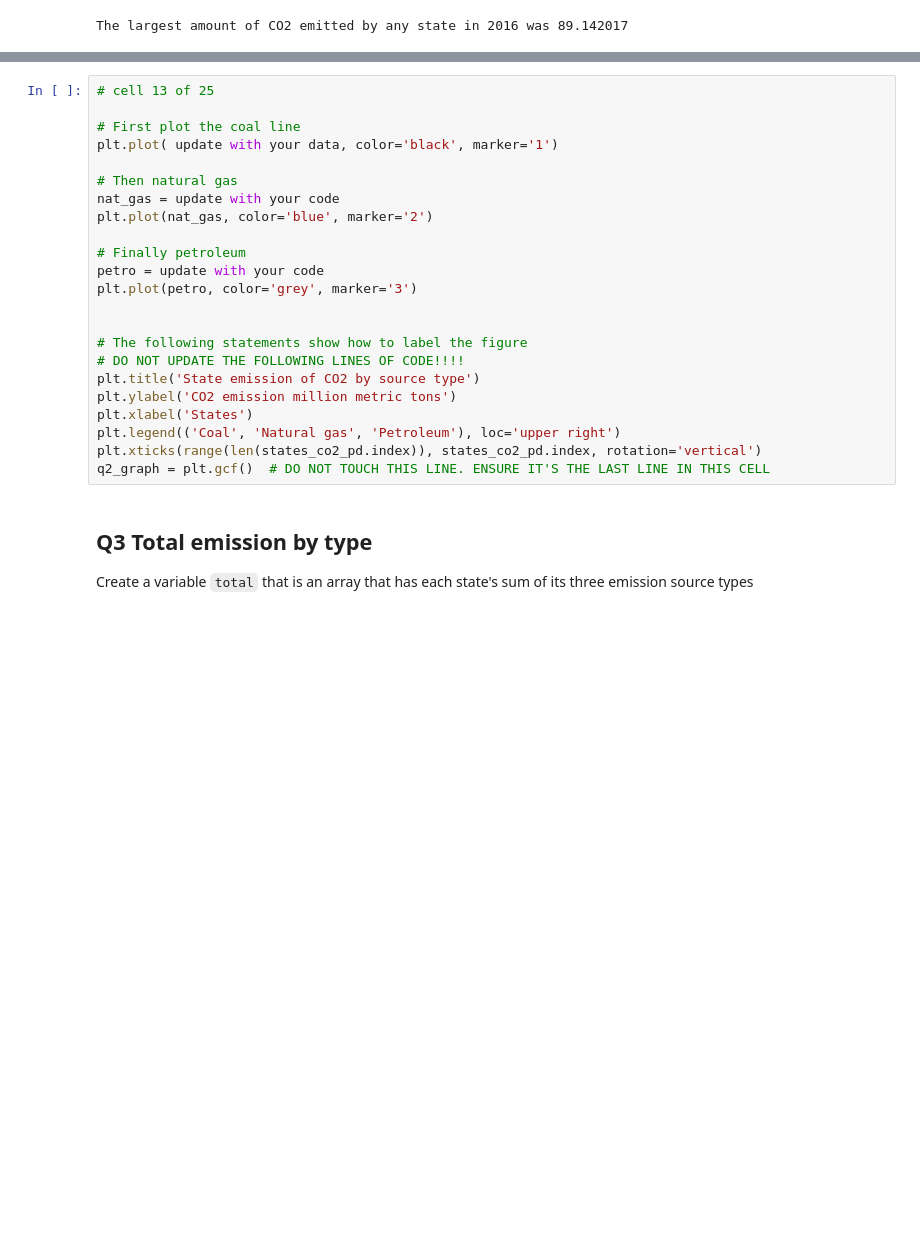
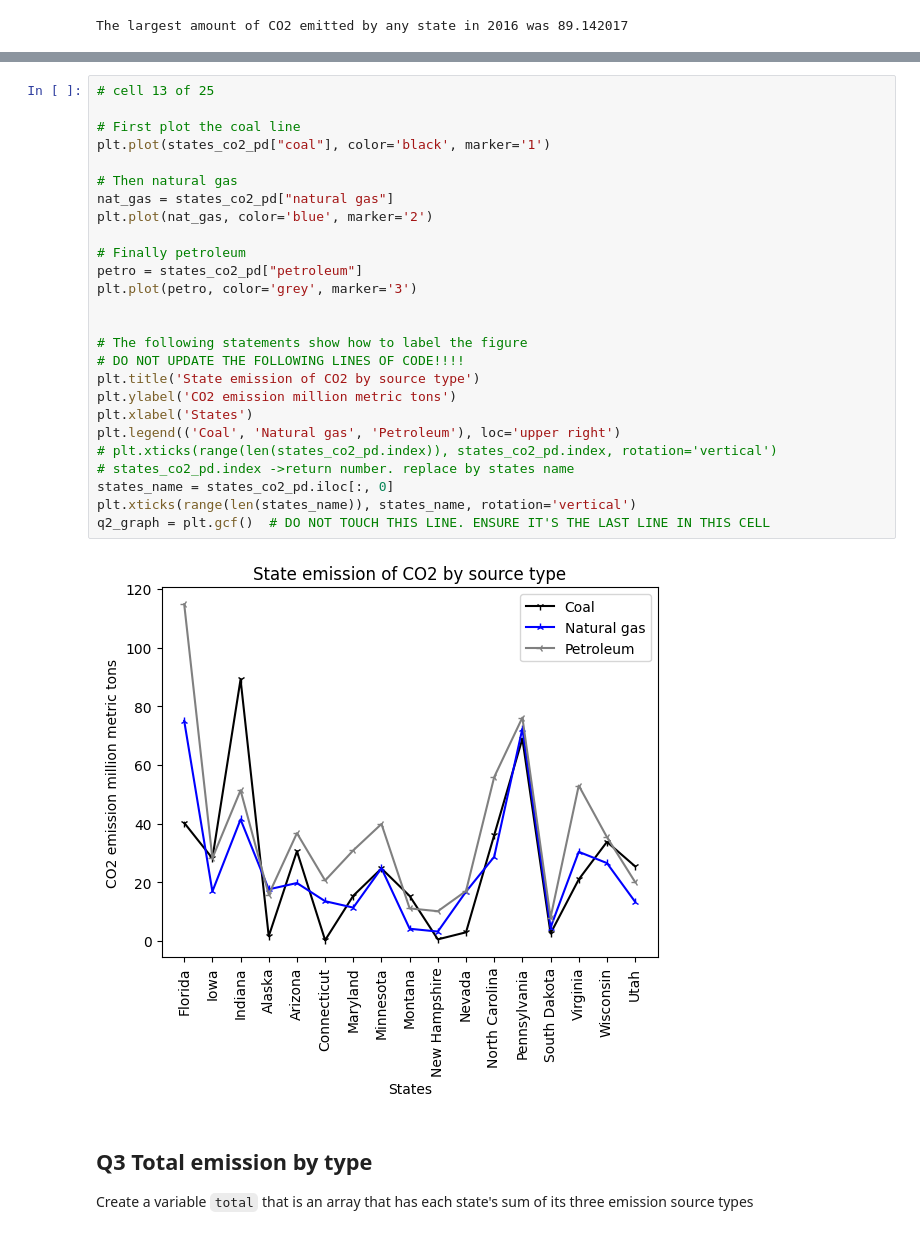
Before and after one commit to setiadha-unc/data720, a Jupyter notebook: Unit 6/Assignments/unit6_assignment.ipynb, the cells around one changed output, grey strips where cells are left out. Drawn from its saved outputs; the diff is of its cells as text; blank space fills up the shorter version.

```diff
--- a/Unit 6/Assignments/unit6_assignment.ipynb
+++ b/Unit 6/Assignments/unit6_assignment.ipynb
@@ -132,26 +151,31 @@ they have been provided for you.
 # %%
 # cell 13 of 25
 
 # First plot the coal line
-plt.plot( update with your data, color='black', marker='1')
+plt.plot(states_co2_pd["coal"], color='black', marker='1')
 
 # Then natural gas
-nat_gas = update with your code
+nat_gas = states_co2_pd["natural gas"]
 plt.plot(nat_gas, color='blue', marker='2')
 
 # Finally petroleum
-petro = update with your code
+petro = states_co2_pd["petroleum"]
 plt.plot(petro, color='grey', marker='3')
 
 
 # The following statements show how to label the figure
 # DO NOT UPDATE THE FOLLOWING LINES OF CODE!!!!
 plt.title('State emission of CO2 by source type')
 plt.ylabel('CO2 emission million metric tons')
 plt.xlabel('States')
 plt.legend(('Coal', 'Natural gas', 'Petroleum'), loc='upper right')
-plt.xticks(range(len(states_co2_pd.index)), states_co2_pd.index, rotation='vertical')
+# plt.xticks(range(len(states_co2_pd.index)), states_co2_pd.index, rotation='vertical')
+# states_co2_pd.index ->return number. replace by states name
+states_name = states_co2_pd.iloc[:, 0]
+plt.xticks(range(len(states_name)), states_name, rotation='vertical')
 q2_graph = plt.gcf()  # DO NOT TOUCH THIS LINE. ENSURE IT'S THE LAST LINE IN THIS CELL
+# %% [output]
+[figure, added]
 # %% [markdown]
 ## Q3 Total emission by type
 
```
Also changed, not shown: parts of 10 cells of this notebook, 15 other files.
